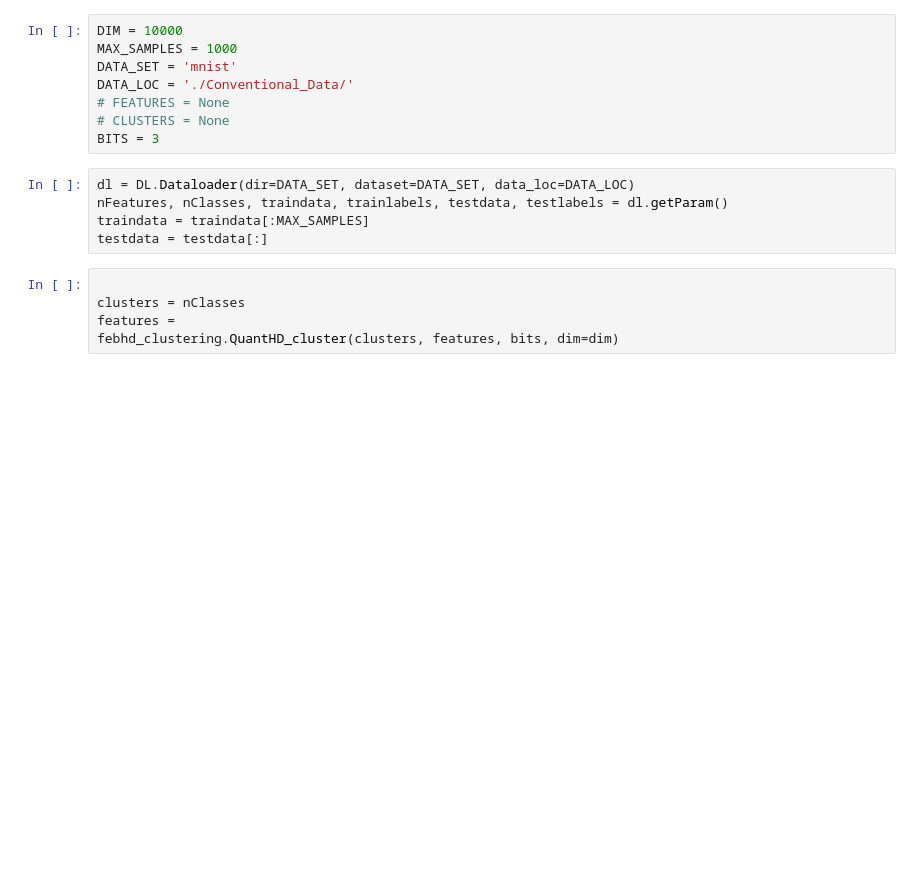
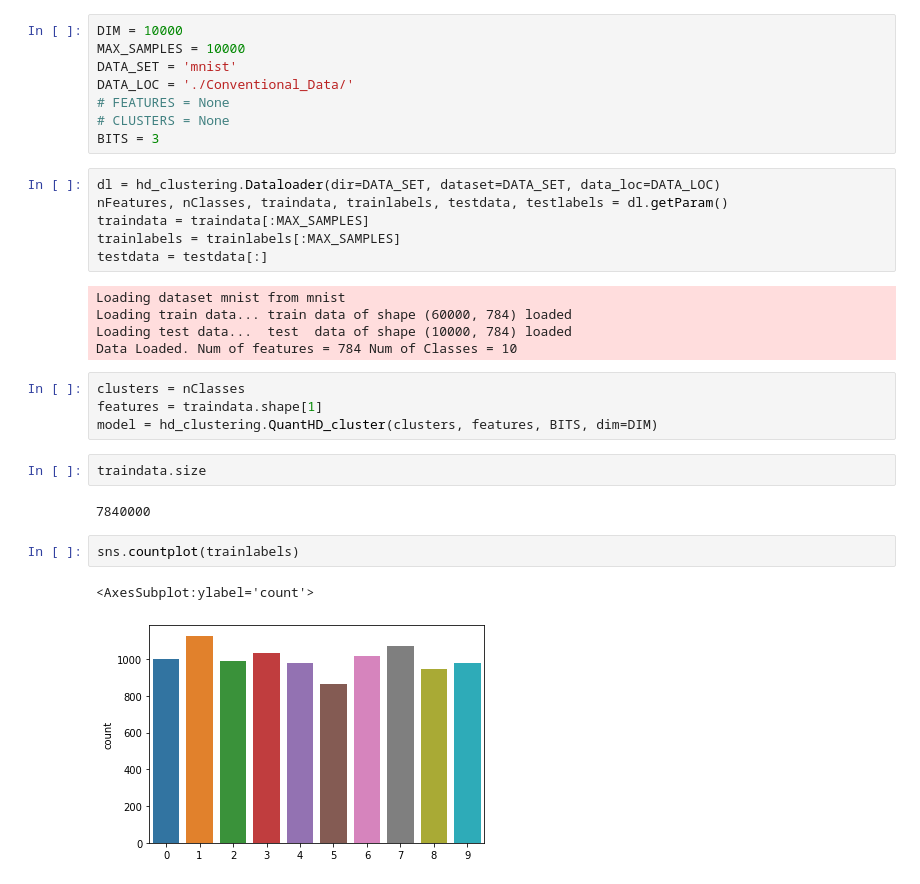
Before and after one commit to c0510gy/QuantHD-clustering, a Jupyter notebook: test_QuantHD_MNIST.ipynb, the cells around one changed output. Saved outputs shown, nothing was run; the diff lists cells and outputs as text; blank space fills up the shorter version.

```diff
--- a/test_QuantHD_MNIST.ipynb
+++ b/test_QuantHD_MNIST.ipynb
@@ -14,18 +7,32 @@ ModuleNotFoundError: No module named 'torch'
 # %%
 DIM = 10000
-MAX_SAMPLES = 1000
+MAX_SAMPLES = 10000
 DATA_SET = 'mnist'
 DATA_LOC = './Conventional_Data/'
 # FEATURES = None
 # CLUSTERS = None
 BITS = 3
 # %%
-dl = DL.Dataloader(dir=DATA_SET, dataset=DATA_SET, data_loc=DATA_LOC)
+dl = hd_clustering.Dataloader(dir=DATA_SET, dataset=DATA_SET, data_loc=DATA_LOC)
 nFeatures, nClasses, traindata, trainlabels, testdata, testlabels = dl.getParam()
 traindata = traindata[:MAX_SAMPLES]
+trainlabels = trainlabels[:MAX_SAMPLES]
 testdata = testdata[:]
+# %% [output]
+Loading dataset mnist from mnist
+Loading train data... train data of shape (60000, 784) loaded
+Loading test data...  test  data of shape (10000, 784) loaded
+Data Loaded. Num of features = 784 Num of Classes = 10
 # %%
-
 clusters = nClasses
-features =
-febhd_clustering.QuantHD_cluster(clusters, features, bits, dim=dim)
+features = traindata.shape[1]
+model = hd_clustering.QuantHD_cluster(clusters, features, BITS, dim=DIM)
+# %%
+traindata.size
+# %% [output]
+7840000
+# %%
+sns.countplot(trainlabels)
+# %% [output]
+<AxesSubplot:ylabel='count'>
+[figure, added]
```
Also changed, not shown: parts of 10 cells of this notebook.
